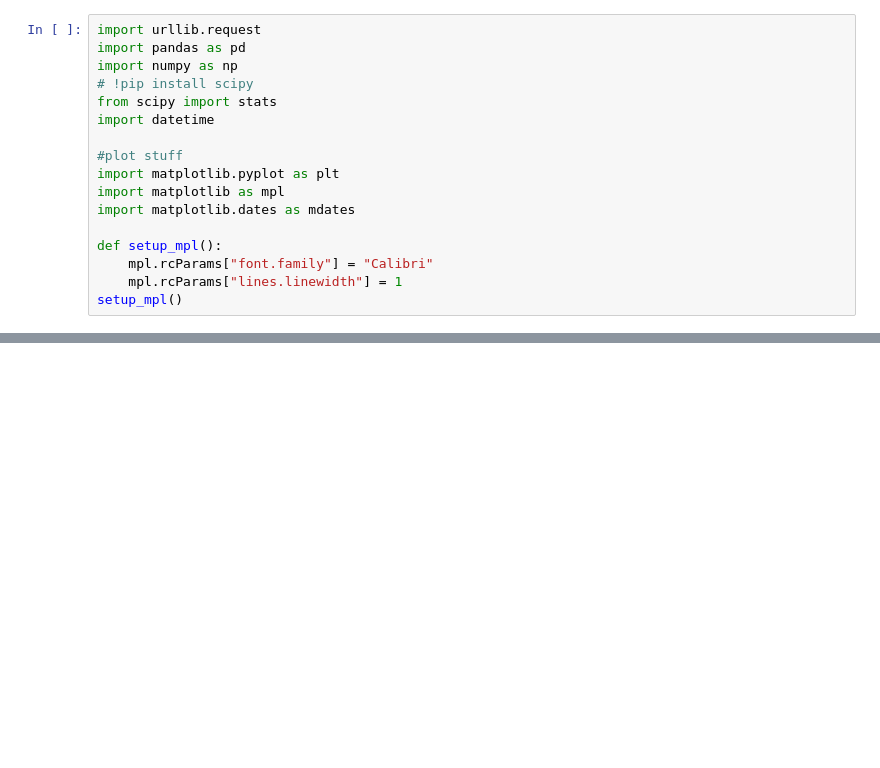
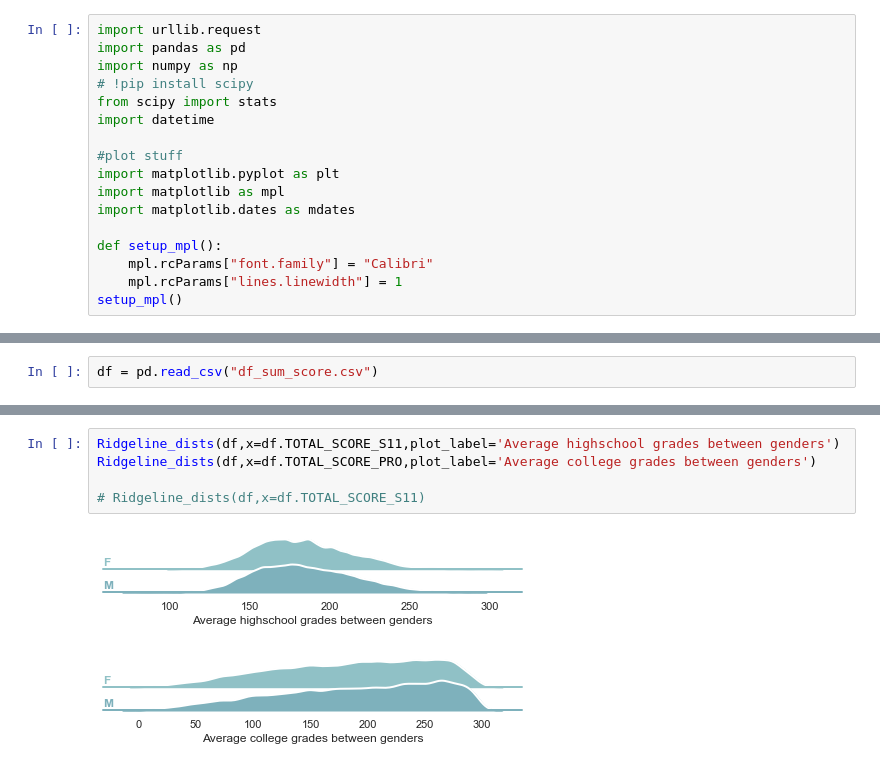
Before and after one commit to s183910/Bachelor_Gabi_Kat, a Jupyter notebook: Code/Basic_dists/Kats_scratchbook.ipynb, the cells around one changed output, grey strips where cells are left out. Cells and saved outputs as stored; diff of their text form; blank space fills up the shorter version.

Commit message:
function for ridgid plots created

```diff
--- a/Code/Basic_dists/Kats_scratchbook.ipynb
+++ b/Code/Basic_dists/Kats_scratchbook.ipynb
@@ -48,0 +49,2 @@ plt.show()
+# %%
+df = pd.read_csv("df_sum_score.csv")
@@ -48,0 +137,8 @@ plt.show()
+# %%
+Ridgeline_dists(df,x=df.TOTAL_SCORE_S11,plot_label='Average highschool grades between genders')
+Ridgeline_dists(df,x=df.TOTAL_SCORE_PRO,plot_label='Average college grades between genders')
+
+# Ridgeline_dists(df,x=df.TOTAL_SCORE_S11)
+# %% [output]
+[figure, added]
+[figure, added]
```
Also changed, not shown: parts of 3 cells of this notebook, 2 other files.
